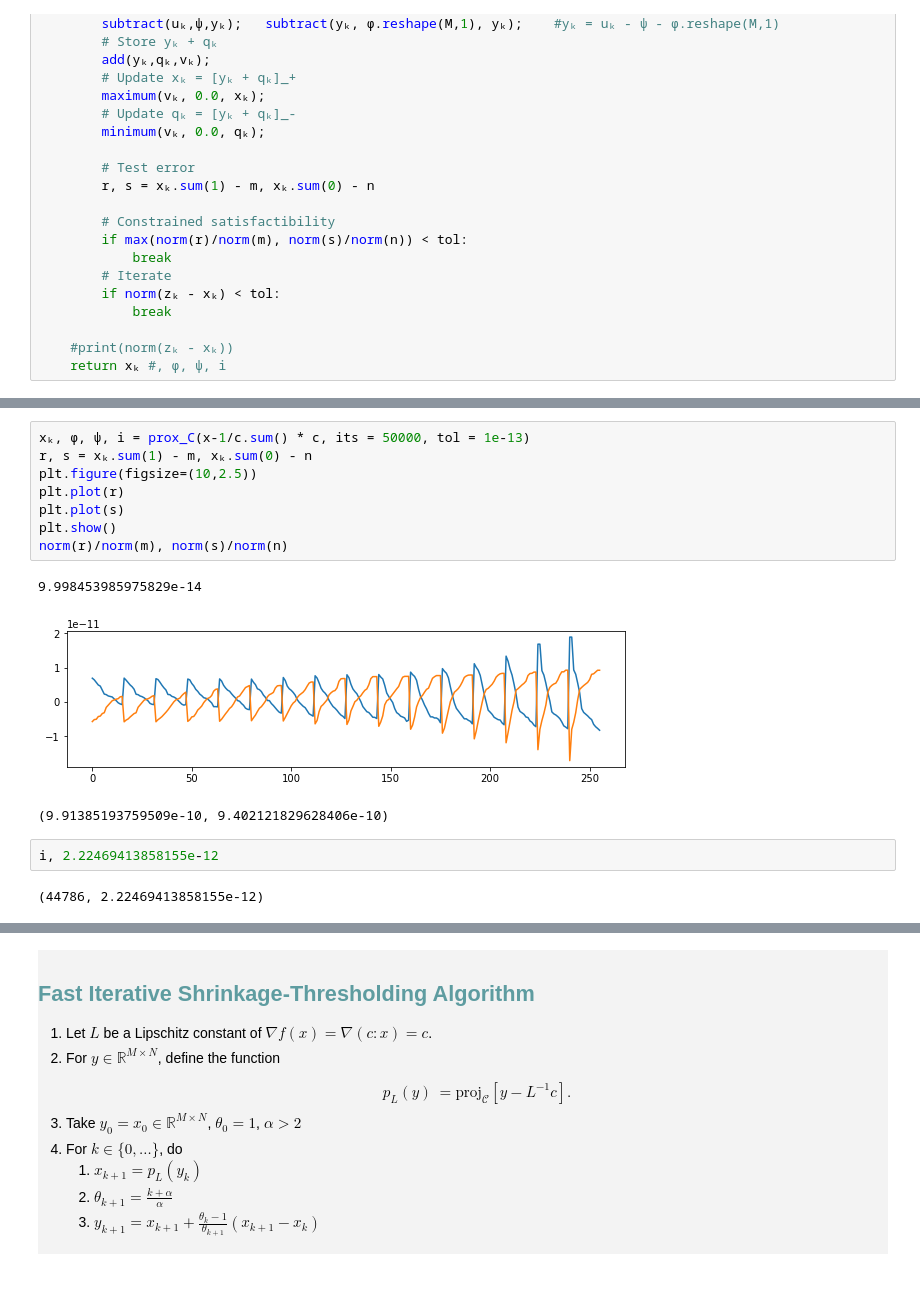
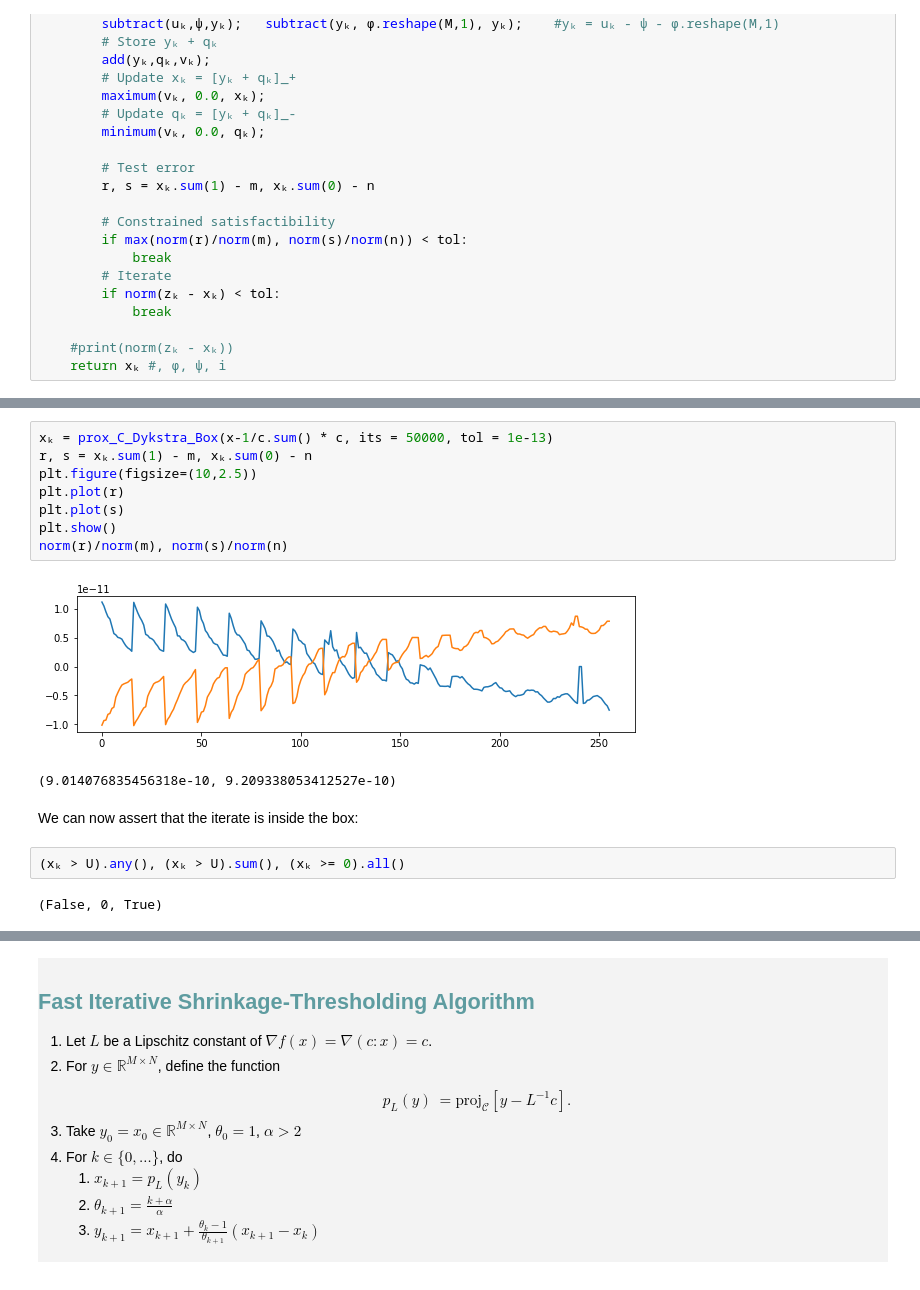
Before and after one commit to Optimal-Transport/Code, a Jupyter notebook: Python Algorithms/OT - FISTA.ipynb, the cells around one changed output, grey strips where cells are left out. Cells and saved outputs as stored; diff of their text form.

```diff
--- a/Python Algorithms/OT - FISTA.ipynb
+++ b/Python Algorithms/OT - FISTA.ipynb
@@ -416,16 +552,17 @@ def prox_C(z, its = 4000, tol = 1e-13):
 # %%
-xₖ, ϕ, ψ, i = prox_C(x-1/c.sum() * c, its = 50000, tol = 1e-13)
+xₖ = prox_C_Dykstra_Box(x-1/c.sum() * c, its = 50000, tol = 1e-13)
 r, s = xₖ.sum(1) - m, xₖ.sum(0) - n
 plt.figure(figsize=(10,2.5))
 plt.plot(r)
 plt.plot(s)
 plt.show()
 norm(r)/norm(m), norm(s)/norm(n)
 # %% [output]
+[figure, new version]
-9.998453985975829e-14
+(9.014076835456318e-10, 9.209338053412527e-10)
-[figure, old version]
-(9.91385193759509e-10, 9.402121829628406e-10)
-# %%
-i, 2.22469413858155e-12
-# %% [output]
-(44786, 2.22469413858155e-12)
+# %% [markdown]
+We can now assert that the iterate is inside the box:
+# %%
+(xₖ > U).any(), (xₖ > U).sum(), (xₖ >= 0).all()
+# %% [output]
+(False, 0, True)
```
Also changed, not shown: parts of 43 cells of this notebook.
